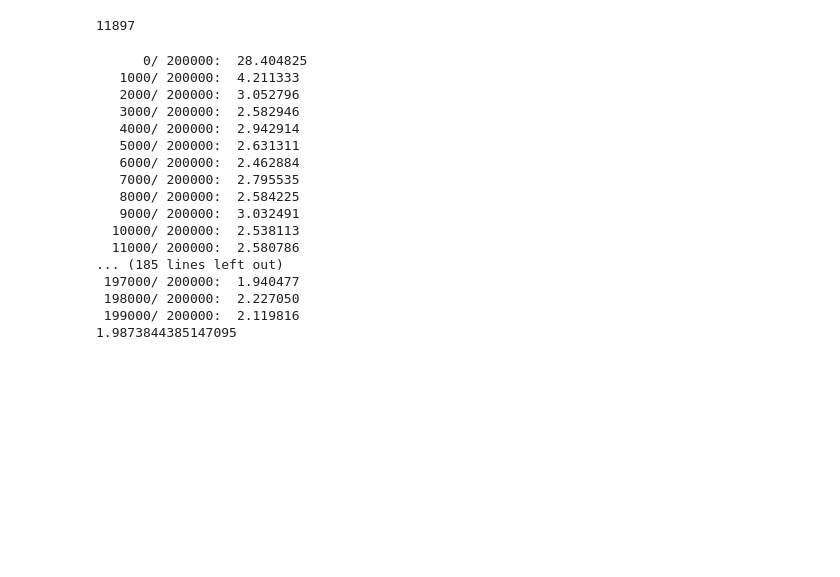
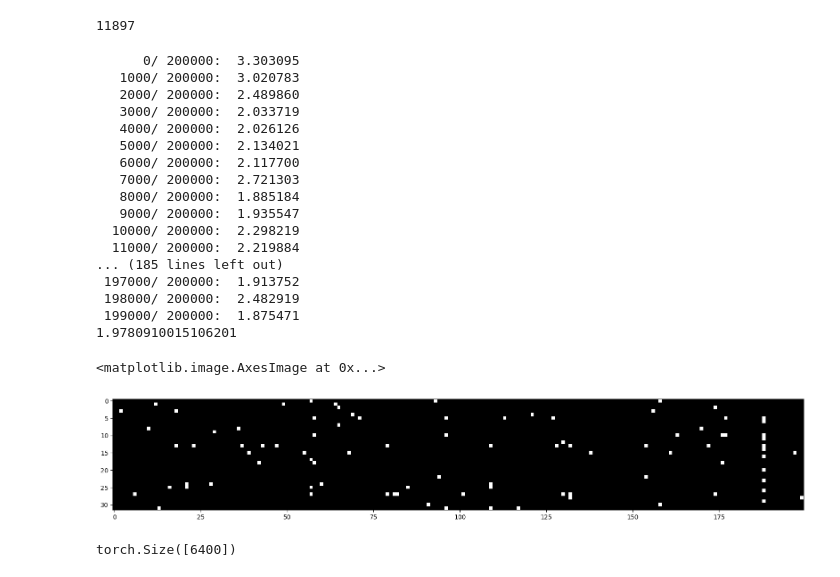
Before and after one commit to dhruvxsachdeva/karpathy-neural-networks, a Jupyter notebook: makemore_3.ipynb, the cells around one changed output. Cells and saved outputs as stored; diff of their text form; code cells hidden in the pictures; blank space fills up the shorter version.

Commit message:
fixed softmax confidently wrong and saturated tanh

```diff
--- a/makemore_3.ipynb
+++ b/makemore_3.ipynb
@@ -61,10 +61,10 @@ n_hidden = 200 # the number of neurons in the hidden layer of the MLP
 
 g = torch.Generator().manual_seed(2147483647)
 C = torch.randn((vocab_size, n_embd), generator=g)
-W1 = torch.randn((block_size*n_embd, n_hidden), generator=g)
-b1 = torch.randn(n_hidden, generator=g)
-W2 = torch.randn((n_hidden, vocab_size), generator=g)
-b2 = torch.randn(vocab_size, generator=g)
+W1 = torch.randn((block_size*n_embd, n_hidden), generator=g)*0.2
+b1 = torch.randn(n_hidden, generator=g)*0.01
+W2 = torch.randn((n_hidden, vocab_size), generator=g) *0.01
+b2 = torch.randn(vocab_size, generator=g)*0 # so that b2 is 0 at initialisation
 parameters = [C, W1, b1, W2, b2]
 
 print(sum(p.nelement() for p in parameters)) # number of parameters in total
@@ -84,8 +84,9 @@ for i in range (max_steps):
     # forward pass
     emb = C[Xb]
     embcat=emb.view(emb.shape[0], -1)
-    hpreact= embcat @ W1 +b1
+    hpreact= embcat @ W1 +b1 # h pre activation is too far off from 0 creating a tanh that is saturated on the two ends
     h=torch.tanh(hpreact)
+    # gradient of tanh is defined as (1-t**2)*out.grad but if t = 1 or -1 it makes the whole term zero effectively removing the influence of out.grad and making self.grad =0
     logits= h @ W2 + b2
     loss= F.cross_entropy(logits,Yb)
 
@@ -104,22 +105,35 @@ for i in range (max_steps):
         print(f'{i:7d}/{max_steps:7d}: {loss.item(): 4f}')
 
     lossi.append(loss.log10().item())
+    # break
 print(loss.item())
 # %% [output]
-      0/ 200000:  28.404825
-   1000/ 200000:  4.211333
-   2000/ 200000:  3.052796
-   3000/ 200000:  2.582946
-   4000/ 200000:  2.942914
-   5000/ 200000:  2.631311
-   6000/ 200000:  2.462884
-   7000/ 200000:  2.795535
-   8000/ 200000:  2.584225
-   9000/ 200000:  3.032491
-  10000/ 200000:  2.538113
-  11000/ 200000:  2.580786
+      0/ 200000:  3.303095
+   1000/ 200000:  3.020783
+   2000/ 200000:  2.489860
+   3000/ 200000:  2.033719
+   4000/ 200000:  2.026126
+   5000/ 200000:  2.134021
+   6000/ 200000:  2.117700
+   7000/ 200000:  2.721303
+   8000/ 200000:  1.885184
+   9000/ 200000:  1.935547
+  10000/ 200000:  2.298219
+  11000/ 200000:  2.219884
 ... (185 lines left out)
- 197000/ 200000:  1.940477
- 198000/ 200000:  2.227050
- 199000/ 200000:  2.119816
-1.9873844385147095
+ 197000/ 200000:  1.913752
+ 198000/ 200000:  2.482919
+ 199000/ 200000:  1.875471
+1.9780910015106201
+# %%
+plt.figure(figsize=(20, 10))
+plt.imshow(h.abs()> 0.99, cmap='gray',interpolation='nearest') #white if true
+# no columns of complete white which means there are no dead neurons
+# the problem with too many neurons in that range is that they lie in the inactive part of tanh function this will happen in any function with flat parts relu or sigmoid
+# %% [output]
+<matplotlib.image.AxesImage at 0x...>
+[figure, added]
+# %%
+h.view(-1).shape
+# %% [output]
+torch.Size([6400])
```
Also changed, not shown: parts of 7 cells of this notebook, 1 other file.
